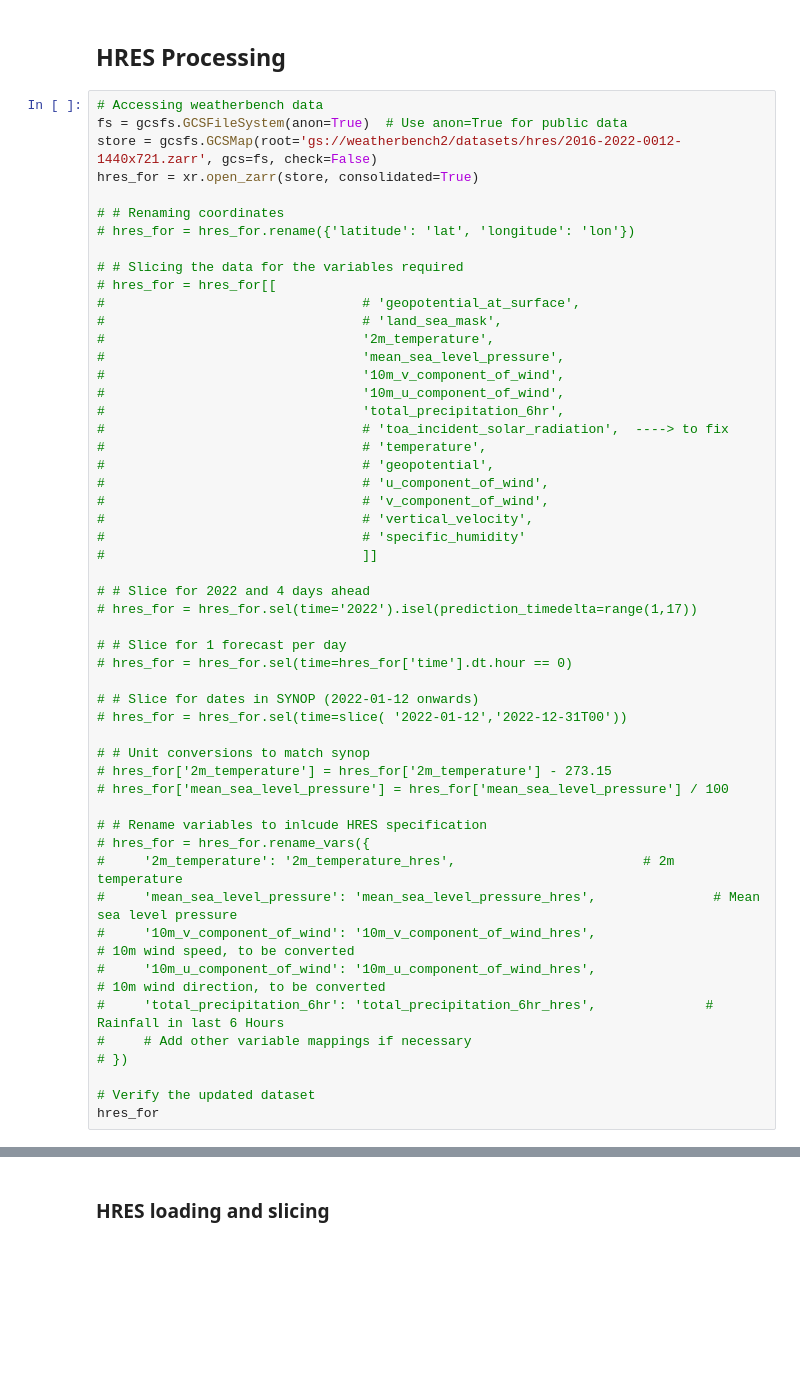
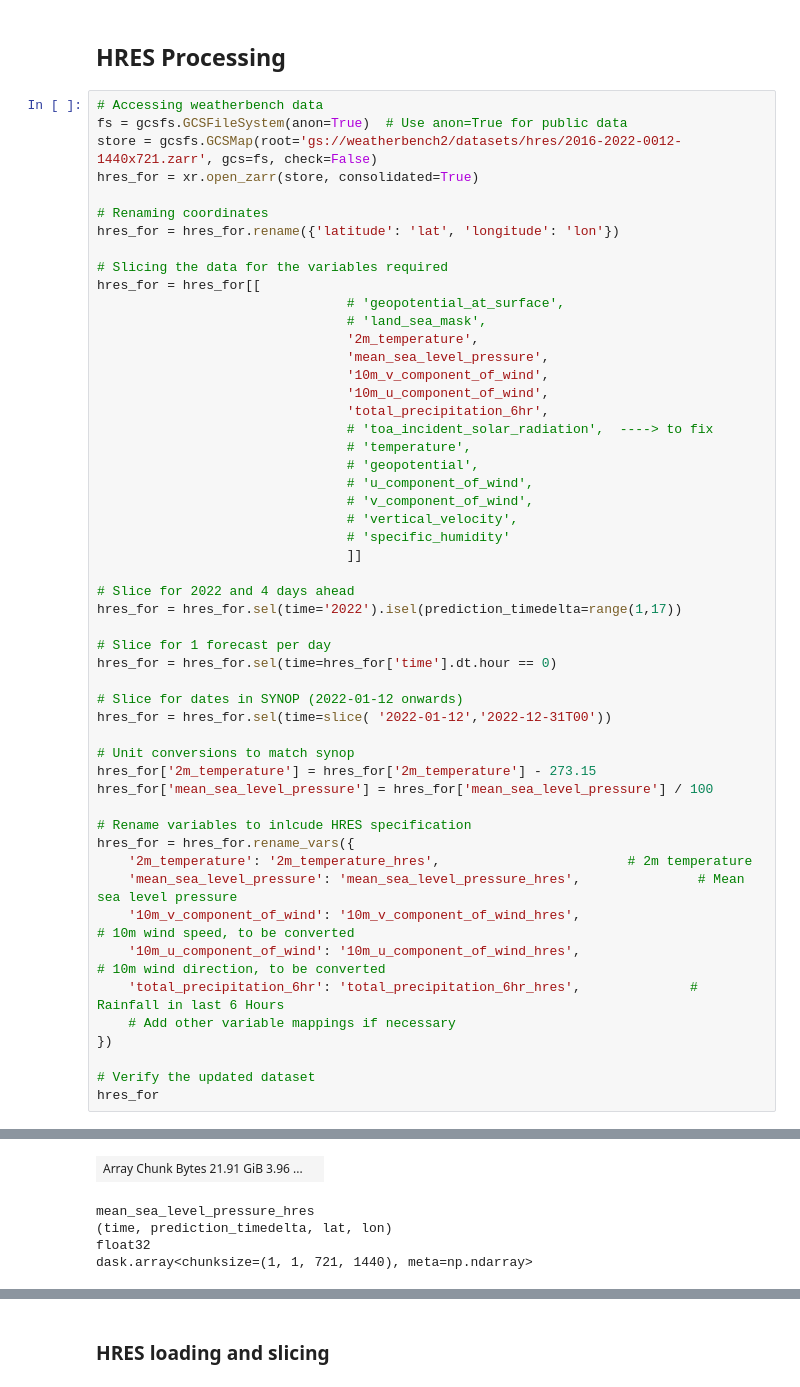
Before and after one commit to koenlode/Thesis, a Jupyter notebook: master_notebook.ipynb, the cells around one changed output, grey strips where cells are left out. Saved outputs shown, nothing was run; the diff lists cells and outputs as text; blank space fills up the shorter version.

```diff
--- a/master_notebook.ipynb
+++ b/master_notebook.ipynb
@@ -345,49 +345,49 @@ fs = gcsfs.GCSFileSystem(anon=True)  # Use anon=True for public data
 store = gcsfs.GCSMap(root='gs://weatherbench2/datasets/hres/2016-2022-0012-1440x721.zarr', gcs=fs, check=False)
 hres_for = xr.open_zarr(store, consolidated=True)
 
-# # Renaming coordinates
-# hres_for = hres_for.rename({'latitude': 'lat', 'longitude': 'lon'})
+# Renaming coordinates
+hres_for = hres_for.rename({'latitude': 'lat', 'longitude': 'lon'})
 
-# # Slicing the data for the variables required
-# hres_for = hres_for[[
-#                                 # 'geopotential_at_surface',
-#                                 # 'land_sea_mask',
-#                                 '2m_temperature',
-#                                 'mean_sea_level_pressure',
-#                                 '10m_v_component_of_wind',
-#                                 '10m_u_component_of_wind',
-#                                 'total_precipitation_6hr',
-#                                 # 'toa_incident_solar_radiation',  ----> to fix
-#                                 # 'temperature',
-#                                 # 'geopotential',
-#                                 # 'u_component_of_wind',
-#                                 # 'v_component_of_wind',
-#                                 # 'vertical_velocity',
-#                                 # 'specific_humidity'
-#                                 ]]
+# Slicing the data for the variables required
+hres_for = hres_for[[
+                                # 'geopotential_at_surface',
+                                # 'land_sea_mask',
+                                '2m_temperature',
+                                'mean_sea_level_pressure',
+                                '10m_v_component_of_wind',
+                                '10m_u_component_of_wind',
+                                'total_precipitation_6hr',
+                                # 'toa_incident_solar_radiation',  ----> to fix
+                                # 'temperature',
+                                # 'geopotential',
+                                # 'u_component_of_wind',
+                                # 'v_component_of_wind',
+                                # 'vertical_velocity',
+                                # 'specific_humidity'
+                                ]]
 
-# # Slice for 2022 and 4 days ahead
-# hres_for = hres_for.sel(time='2022').isel(prediction_timedelta=range(1,17))
+# Slice for 2022 and 4 days ahead
+hres_for = hres_for.sel(time='2022').isel(prediction_timedelta=range(1,17))
 
-# # Slice for 1 forecast per day
-# hres_for = hres_for.sel(time=hres_for['time'].dt.hour == 0)
+# Slice for 1 forecast per day
+hres_for = hres_for.sel(time=hres_for['time'].dt.hour == 0)
 
-# # Slice for dates in SYNOP (2022-01-12 onwards)
-# hres_for = hres_for.sel(time=slice( '2022-01-12','2022-12-31T00'))
+# Slice for dates in SYNOP (2022-01-12 onwards)
+hres_for = hres_for.sel(time=slice( '2022-01-12','2022-12-31T00'))
 
-# # Unit conversions to match synop
-# hres_for['2m_temperature'] = hres_for['2m_temperature'] - 273.15
-# hres_for['mean_sea_level_pressure'] = hres_for['mean_sea_level_pressure'] / 100
+# Unit conversions to match synop
+hres_for['2m_temperature'] = hres_for['2m_temperature'] - 273.15
+hres_for['mean_sea_level_pressure'] = hres_for['mean_sea_level_pressure'] / 100
 
-# # Rename variables to inlcude HRES specification
-# hres_for = hres_for.rename_vars({
-#     '2m_temperature': '2m_temperature_hres',                        # 2m temperature
-#     'mean_sea_level_pressure': 'mean_sea_level_pressure_hres',               # Mean sea level pressure
-#     '10m_v_component_of_wind': '10m_v_component_of_wind_hres',                            # 10m wind speed, to be converted
-#     '10m_u_component_of_wind': '10m_u_component_of_wind_hres',                        # 10m wind direction, to be converted
-#     'total_precipitation_6hr': 'total_precipitation_6hr_hres',              # Rainfall in last 6 Hours
-#     # Add other variable mappings if necessary
-# })
+# Rename variables to inlcude HRES specification
+hres_for = hres_for.rename_vars({
+    '2m_temperature': '2m_temperature_hres',                        # 2m temperature
+    'mean_sea_level_pressure': 'mean_sea_level_pressure_hres',               # Mean sea level pressure
+    '10m_v_component_of_wind': '10m_v_component_of_wind_hres',                            # 10m wind speed, to be converted
+    '10m_u_component_of_wind': '10m_u_component_of_wind_hres',                        # 10m wind direction, to be converted
+    'total_precipitation_6hr': 'total_precipitation_6hr_hres',              # Rainfall in last 6 Hours
+    # Add other variable mappings if necessary
+})
 
 # Verify the updated dataset
 hres_for
@@ -411,0 +412,5 @@ Data variables: (12/16)
+| Array Chunk Bytes 21.91 GiB 3.96 ... |  |
+mean_sea_level_pressure_hres
+(time, prediction_timedelta, lat, lon)
+float32
+dask.array<chunksize=(1, 1, 721, 1440), meta=np.ndarray>
```
Also changed, not shown: parts of 9 cells of this notebook, 6 other files.
